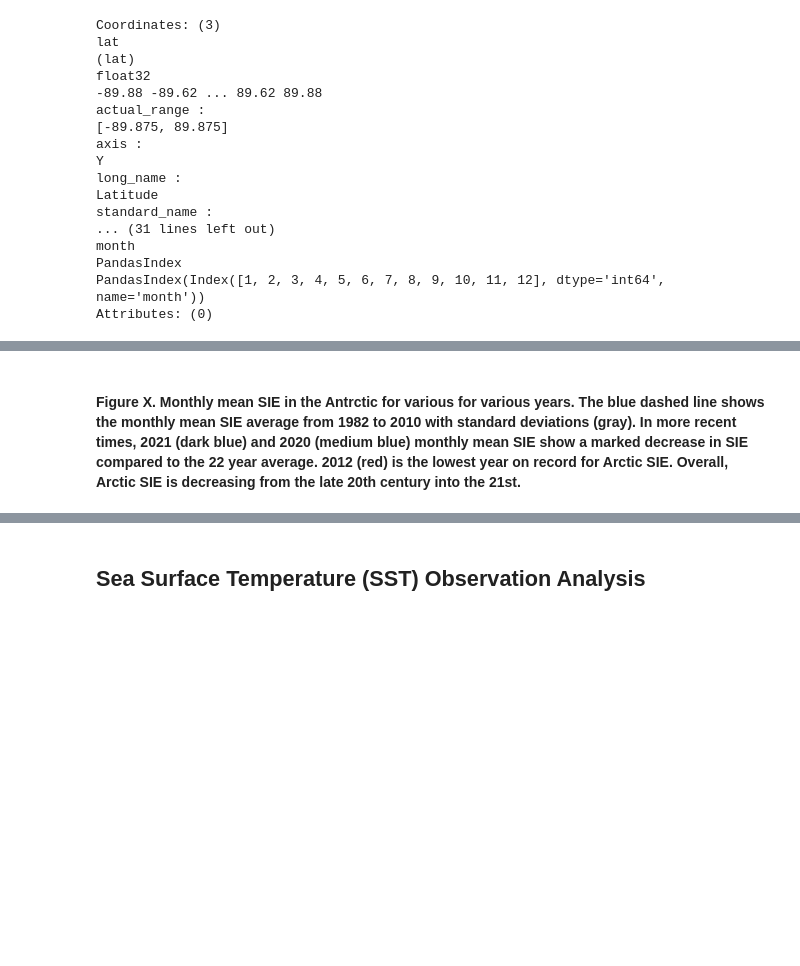
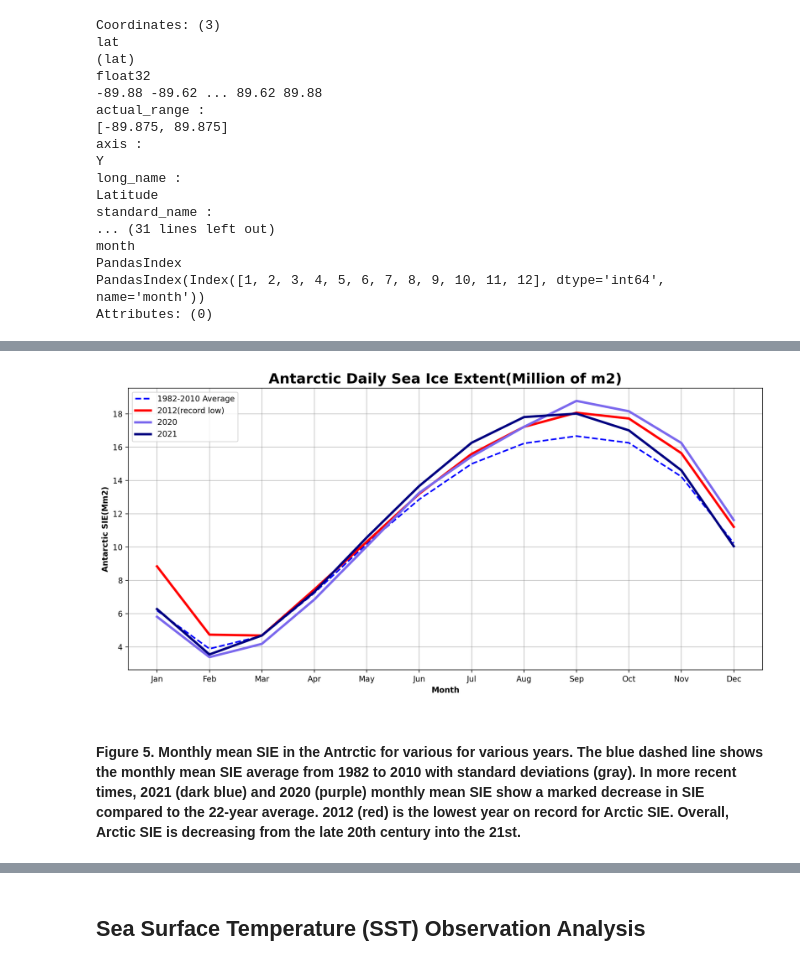
Before and after one commit to EES-3506-5506/Miranda_Unit5, a Jupyter notebook: notebooks/Miranda_MiniP2.ipynb, the cells around one changed output, grey strips where cells are left out. Drawn from its saved outputs; the diff is of its cells as text; code cells hidden in the pictures; blank space fills up the shorter version.

```diff
--- a/notebooks/Miranda_MiniP2.ipynb
+++ b/notebooks/Miranda_MiniP2.ipynb
@@ -280,23 +283,27 @@ ant_lower_bound = ant_months_grid - ant_months_grid_dev - ant_months_grid_dev
 # %%
+#Group months, remove summed averages laebl and reassign new month coordinates
 month = ['Jan','Feb','Mar','Apr','May','Jun','Jul','Aug','Sep','Oct','Nov','Dec']
 ant_SIE_1982_2010_avg_sum_months = ant_SIE_1982_2010_avg_sum.drop(labels='month').assign_coords({'month':month})
 ant_SIE_2012_avg_sum_months = ant_SIE_2012_avg_sum.drop(labels='month').assign_coords({'month':month})
 ant_SIE_2020_avg_sum_months = ant_SIE_2020_avg_sum.drop(labels='month').assign_coords({'month':month})
 ant_SIE_2021_avg_sum_months = ant_SIE_2021_avg_sum.drop(labels='month').assign_coords({'month':month})
 
+#Set plot with monthly mean SIE data from 1982-2010, 2012, 2020, 2021 to compare results in the Antarctic
 fig, ax = plt.subplots()
 ant_SIE_1982_2010_avg_sum_months.plot(lw = 2, color = 'blue', linestyle='--', label='1982-2010 Average')
 ant_SIE_2012_avg_sum_months.plot(lw = 3, color = 'red', label='2012(record low)')
-ant_SIE_2020_avg_sum_months.plot(lw = 3, color = 'mediumblue', label='2020')
+ant_SIE_2020_avg_sum_months.plot(lw = 3, color = 'mediumslateblue', label='2020')
 ant_SIE_2021_avg_sum_months.plot(lw = 3, color = 'navy', label='2021')
 
-ax.set_facecolor("white")
-ax.set_ylabel('Antarctic SIE(Mkm2)',fontsize=10, fontweight='bold')
-ax.set_xlabel('Month',fontsize=10, fontweight='bold')
-ax.grid(color='grey', alpha=0.5)
-ax.legend()    #add legend to plot
-plt.title("Antarctic Daily Sea Ice Extent(Millions of km2)",fontsize=18, fontweight='bold')
-plt.tight_layout() #Space it out nicely
+ax.set_facecolor("white") #Set plot background to white
+ax.set_ylabel('Antarctic SIE(Mm2)',fontsize=10, fontweight='bold') #Set yaxis title
+ax.set_xlabel('Month',fontsize=10, fontweight='bold') #Set xaxis title
+ax.grid(color='grey', alpha=0.5) #Add grid to plot
+ax.legend()    #Add legend
+plt.title("Antarctic Daily Sea Ice Extent(Million of m2)",fontsize=18, fontweight='bold') #Add title
+plt.tight_layout() #Space plot nicely
+# %% [output]
+[figure, added]
 # %% [markdown]
-#### Figure X. Monthly mean SIE in the Antrctic for various for various years. The blue dashed line shows the monthly mean SIE average from 1982 to 2010 with standard deviations (gray). In more recent times, 2021 (dark blue) and 2020 (medium blue) monthly mean SIE show a marked decrease in SIE compared to the 22 year average. 2012 (red) is the lowest year on record for Arctic SIE. Overall, Arctic SIE is decreasing from the late 20th century into the 21st.
+#### **Figure 5.** Monthly mean SIE in the Antrctic for various for various years. The blue dashed line shows the monthly mean SIE average from 1982 to 2010 with standard deviations (gray). In more recent times, 2021 (dark blue) and 2020 (purple) monthly mean SIE show a marked decrease in SIE compared to the 22-year average. 2012 (red) is the lowest year on record for Arctic SIE. Overall, Arctic SIE is decreasing from the late 20th century into the 21st.
 # %%
```
Also changed, not shown: parts of 60 cells of this notebook.
